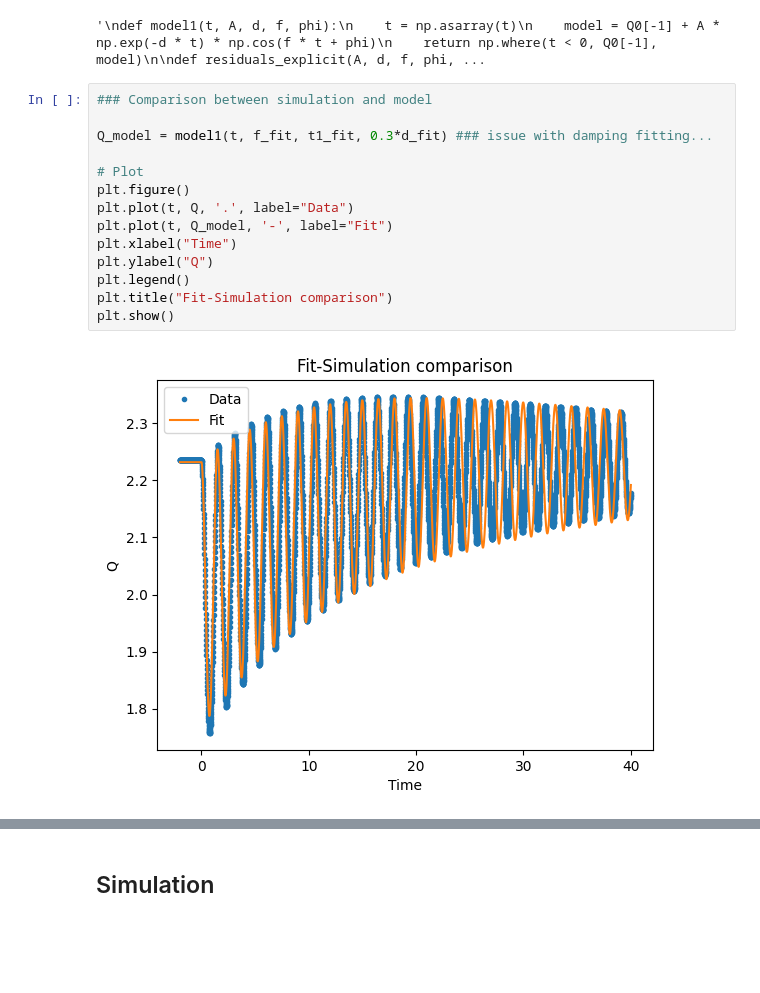
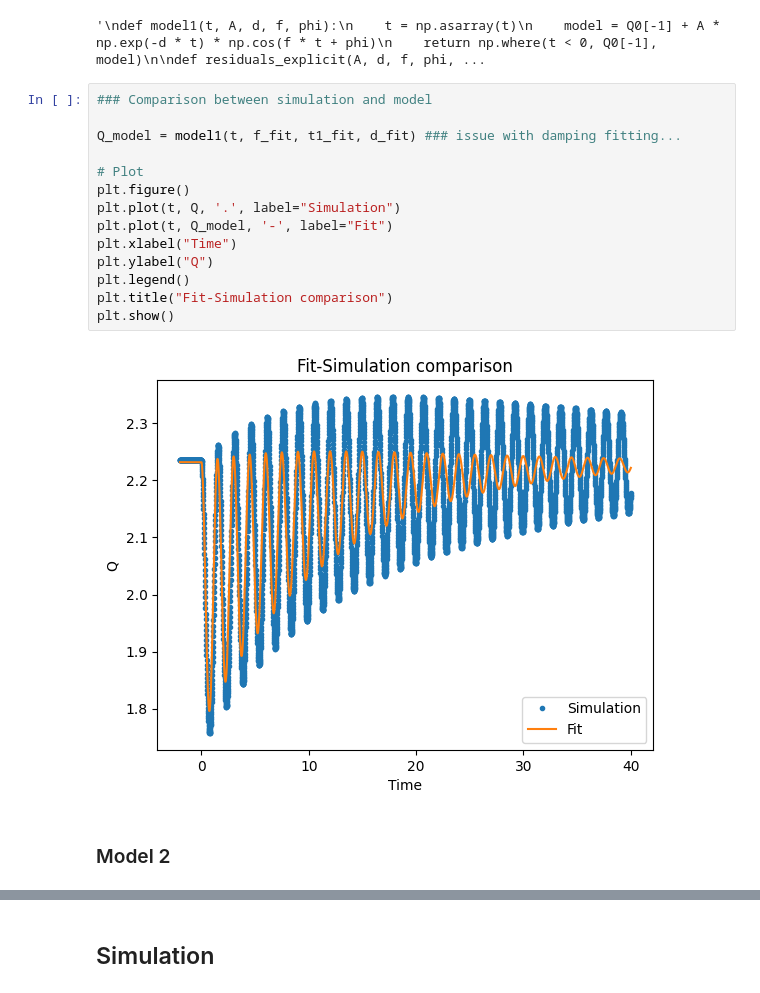
Before and after one commit to VictorC-dot/GeTe_Spectro_Simulation, a Jupyter notebook: Model_2D_Spectro.ipynb, the cells around one changed output, grey strips where cells are left out. Cells and saved outputs as stored; diff of their text form; blank space fills up the shorter version.

Commit message:
Model 2 and 3

```diff
--- a/Model_2D_Spectro.ipynb
+++ b/Model_2D_Spectro.ipynb
@@ -292,16 +296,18 @@ print(A_fit, d_fit, f_fit, phi_fit)
 # %%
 ### Comparison between simulation and model
 
-Q_model = model1(t, f_fit, t1_fit, 0.3*d_fit) ### issue with damping fitting...
+Q_model = model1(t, f_fit, t1_fit, d_fit) ### issue with damping fitting...
 
 # Plot
 plt.figure()
-plt.plot(t, Q, '.', label="Data")
+plt.plot(t, Q, '.', label="Simulation")
 plt.plot(t, Q_model, '-', label="Fit")
 plt.xlabel("Time")
 plt.ylabel("Q")
 plt.legend()
 plt.title("Fit-Simulation comparison")
 plt.show()
 # %% [output]
-[figure, old version]
+[figure, new version]
+# %% [markdown]
+### Model 2
```
Also changed, not shown: parts of 15 cells of this notebook.
